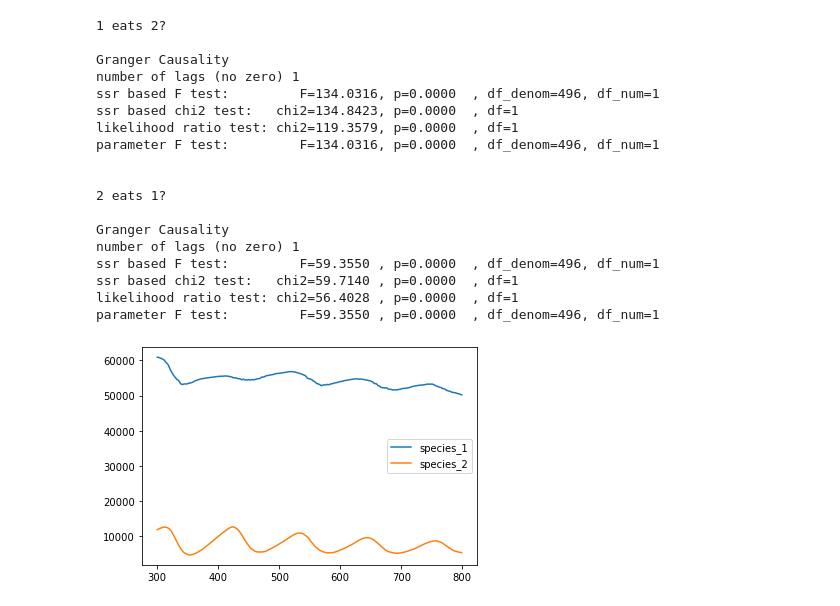
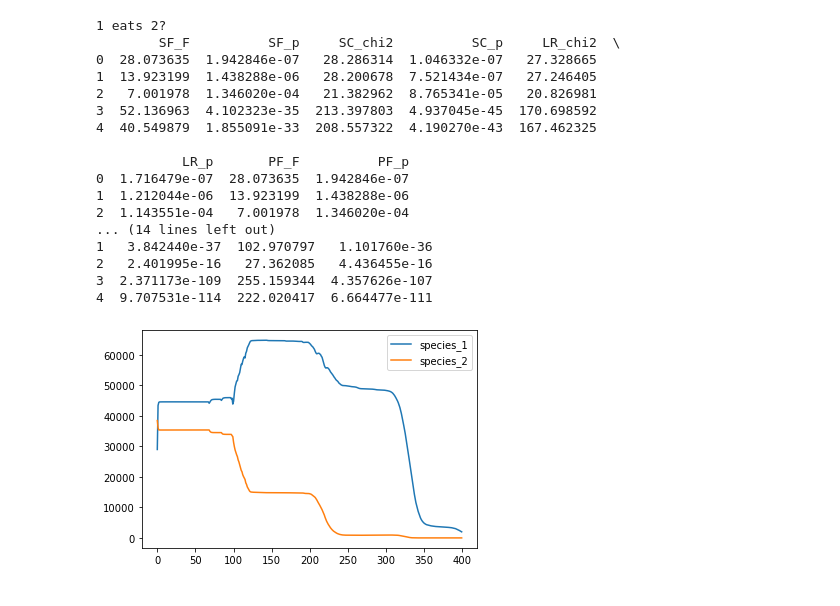
Before and after one commit to AlexisWIT/Causal_Relationship_Inferring, a Jupyter notebook: GCT_2_Species.ipynb, the cells around one changed output. Saved outputs shown, nothing was run; the diff lists cells and outputs as text; code cells hidden in the pictures.

Commit message:
add data analysis and writting to excel function

```diff
--- a/GCT_2_Species.ipynb
+++ b/GCT_2_Species.ipynb
@@ -13,10 +14,11 @@ from sklearn import preprocessing
 # %%
 path = ''
 
-filename = 'data/output_populations_2-1000-s-l.csv'
+filename = 'data/output_populations_2-1000-s-s.csv'
 filename2 = 'data/output_pops_E.csv'
-st = 300
-ed = 800
+excel_filename = 'Data_Recording_Temp.xlsx'
+st = 0
+ed = 400
 
 file = path+filename
 df = (pd.read_csv(file, sep=",", header=0))[st:ed]
@@ -70,0 +73,6 @@ The given series data is stable for Granger Test
+# %%
+def write_to_excel(value, name):
+    df_excel = pd.DataFrame(value)
+    #print("To insert:\n", df_excel)
+    #df_excel = df_excel.append(ds_excel, ignore_index=True)
+    df_excel.to_excel(path+excel_filename, sheet_name=name, index=False)
@@ -71,42 +115,50 @@ The given series data is stable for Granger Test
 # %%
-maxlag = [1]
+maxlag = 5
 def GCT(dataframe):
     print('\n\n1 eats 2?')
-    grangercausalitytests(dataframe[['species_1', 'species_2']], maxlag=maxlag)
+    result_1 = grangercausalitytests(dataframe[['species_1', 'species_2']], maxlag=maxlag, verbose=False)
+
+    df_result_1 = format_result(result_1)
+
+    #write_to_excel(df_result_1, "1 causes 2")
+
     print('\n\n2 eats 1?')
-    grangercausalitytests(dataframe[['species_2', 'species_1']], maxlag=maxlag)
+    result_2 = grangercausalitytests(dataframe[['species_2', 'species_1']], maxlag=maxlag, verbose=False)
+    df_result_2 = format_result(result_2)
+
+    write_to_excel(df_result_2, "2 causes 1")
+
     dataframe[['species_1', 'species_2']].plot()
 
     # 'SSR' = Residual Sum of Squares
     # 'SSR based F test' and 'parameter F test' turn out to be the same and is what R reports (and is verified against R, IIRC).
     # statsmodels.tsa.stattools.grangercausalitytests uses the degrees of freedom definition for a single ordinary least square (OLS) estimate.
     # works only for bivariate case.
     # 'SSR based F test' compares SSR between restricted and unrestricted model
     # 'parameter F test' builds a restriction matrix and uses the f_test of the unrestricted results instance.
     # 'parameter F test', 'SSR based F test' are based on F distribution
     # 'ssr based chi2 test', 'likelihood ratio test' are based on chi-square distribution
 
 GCT(df)
 # %% [output]
 1 eats 2?
+        SF_F          SF_p     SC_chi2          SC_p     LR_chi2  \
+0  28.073635  1.942846e-07   28.286314  1.046332e-07   27.328665
+1  13.923199  1.438288e-06   28.200678  7.521434e-07   27.246405
+2   7.001978  1.346020e-04   21.382962  8.765341e-05   20.826981
+3  52.136963  4.102323e-35  213.397803  4.937045e-45  170.698592
+4  40.549879  1.855091e-33  208.557322  4.190270e-43  167.462325
 
-Granger Causality
-number of lags (no zero) 1
-ssr based F test:         F=134.0316, p=0.0000  , df_denom=496, df_num=1
-ssr based chi2 test:   chi2=134.8423, p=0.0000  , df=1
-likelihood ratio test: chi2=119.3579, p=0.0000  , df=1
-parameter F test:         F=134.0316, p=0.0000  , df_denom=496, df_num=1
-
-
-2 eats 1?
-
-Granger Causality
-number of lags (no zero) 1
-ssr based F test:         F=59.3550 , p=0.0000  , df_denom=496, df_num=1
-ssr based chi2 test:   chi2=59.7140 , p=0.0000  , df=1
-likelihood ratio test: chi2=56.4028 , p=0.0000  , df=1
-parameter F test:         F=59.3550 , p=0.0000  , df_denom=496, df_num=1
+           LR_p       PF_F          PF_p
+0  1.716479e-07  28.073635  1.942846e-07
+1  1.212044e-06  13.923199  1.438288e-06
+2  1.143551e-04   7.001978  1.346020e-04
+... (14 lines left out)
+1   3.842440e-37  102.970797   1.101760e-36
+2   2.401995e-16   27.362085   4.436455e-16
+3  2.371173e-109  255.159344  4.357626e-107
+4  9.707531e-114  222.020417  6.664477e-111
-[figure, old version]
+[figure, new version]
 # %%
 # Standardisation
 
```
Also changed, not shown: parts of 10 cells of this notebook, 8 other files.
